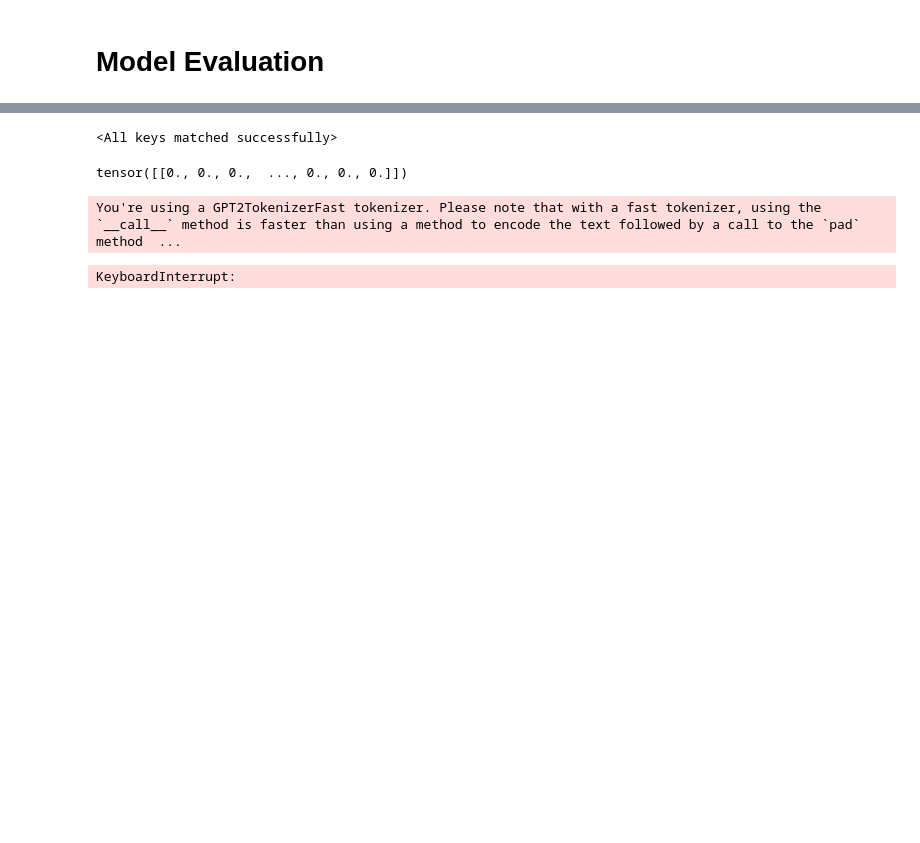
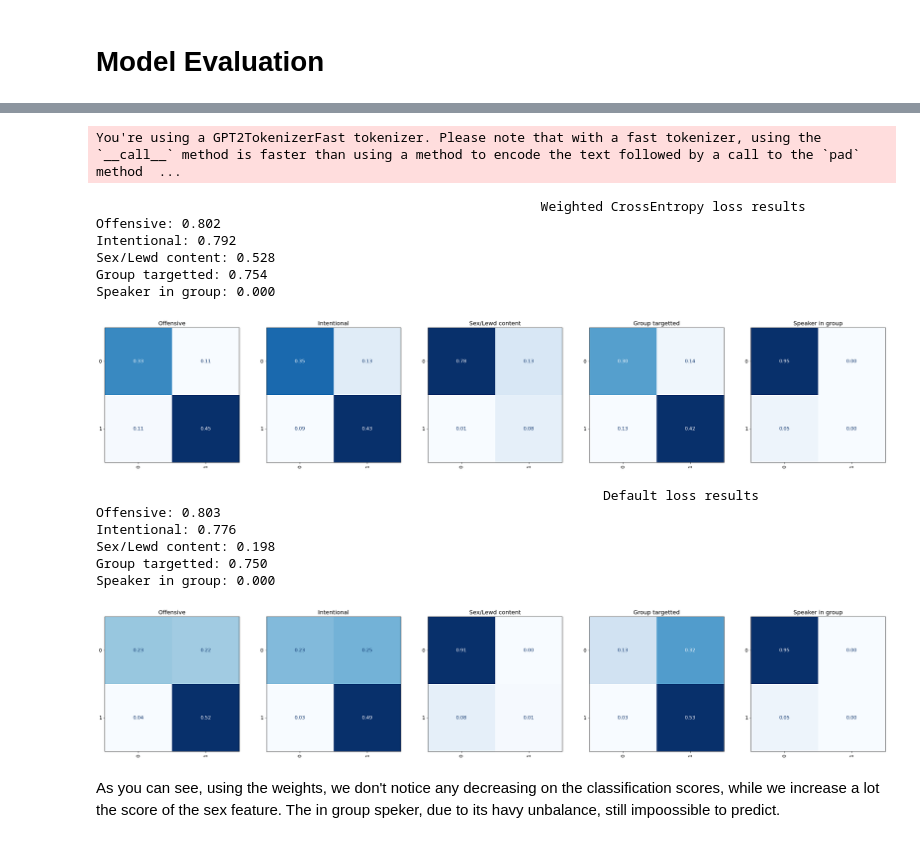
Before and after one commit to matteoperiani2/social_bias_framework, a Jupyter notebook: notebook.ipynb, the cells around one changed output, grey strips where cells are left out. Saved outputs shown, nothing was run; the diff lists cells and outputs as text; code cells hidden in the pictures; blank space fills up the shorter version.

```diff
--- a/notebook.ipynb
+++ b/notebook.ipynb
@@ -1466,24 +1487,47 @@ data = gpt2_helper.get_data('val', aggregated=True)
-# %%
-import torch
-from src.config import Config
-from src.models.gpt2 import generate_predictions
-from src.models import model_helper_factory
-
-config = Config.load_config(model_name='gpt2')
-
-gpt2_helper = model_helper_factory(Config.to_dict(config))
-tokenizer = gpt2_helper.make_tokenizer()
-model = gpt2_helper.make_model()
-model.load_state_dict(torch.load('checkpoints/gpt2/checkpoint_42_2.pt'))
-# %% [output]
-<All keys matched successfully>
-# %%
-params = model.state_dict()
-params["lm_logits_bias"]
-# %% [output]
-tensor([[0., 0., 0.,  ..., 0., 0., 0.]])
-# %%
-returns = generate_predictions(data, model, tokenizer, collator, config)
-# %% [output]
-You're using a GPT2TokenizerFast tokenizer. Please note that with a fast tokenizer, using the `__call__` method is faster than using a method to encode the text followed by a call to the `pad` method  ...
-KeyboardInterrupt:
+# %%
+data = gpt2_helper.get_data('val', aggregated=True)
+checkpoints = ['checkpoint_42', 'checkpoint_42_no_weight']
+for ckpt_name in checkpoints:
+    ckpt_path = os.path.join(config.data.checkpoints, ckpt_name+'.pt')
+    model.load_state_dict(torch.load(ckpt_path))
+    predictions = generate_predictions(data, model, tokenizer, collator, config)
+    save_path = os.path.join(config.data.predictions, ckpt_name)
+    predictions.save_to_disk(save_path)
+
+del predictions
+# %% [output]
+You're using a GPT2TokenizerFast tokenizer. Please note that with a fast tokenizer, using the `__call__` method is faster than using a method to encode the text followed by a call to the `pad` method  ...
+# %%
+predictions_weight = datasets.load_from_disk(os.path.join(config.data.predictions, 'checkpoint_42'))
+predictions_no_weight = datasets.load_from_disk(os.path.join(config.data.predictions, 'checkpoint_42_no_weight'))
+# %%
+cls_labels = np.asarray(predictions_weight['labels']).T
+cls_preds = np.asarray(predictions_weight['cls_preds']).T
+
+print('\t'*7,'Weighted CrossEntropy loss results')
+results_weight = evaluate_classification(cls_labels, cls_preds, config.classification_columns)
+print_classification_results(cls_labels, cls_preds, results_weight)
+
+cls_labels = np.asarray(predictions_no_weight['labels']).T
+cls_preds = np.asarray(predictions_no_weight['cls_preds']).T
+
+print('\t'*8,'Default loss results')
+results_no_weight = evaluate_classification(cls_labels, cls_preds, config.classification_columns)
+print_classification_results(cls_labels, cls_preds, results_no_weight)
+# %% [output]
+                                                         Weighted CrossEntropy loss results
+Offensive: 0.802
+Intentional: 0.792
+Sex/Lewd content: 0.528
+Group targetted: 0.754
+Speaker in group: 0.000
+[figure, added]
+                                                                 Default loss results
+Offensive: 0.803
+Intentional: 0.776
+Sex/Lewd content: 0.198
+Group targetted: 0.750
+Speaker in group: 0.000
+[figure, added]
+# %% [markdown]
+As you can see, using the weights, we don't notice any decreasing on the classification scores, while we increase a lot the score of the sex feature. The in group speker, due to its havy unbalance, still impoossible to predict.
```
Also changed, not shown: parts of 9 cells of this notebook, 9 other files.
